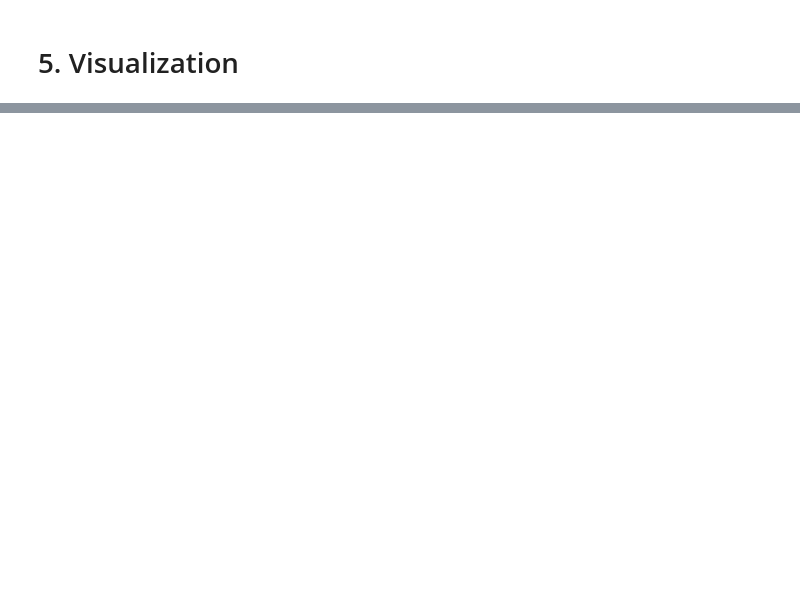
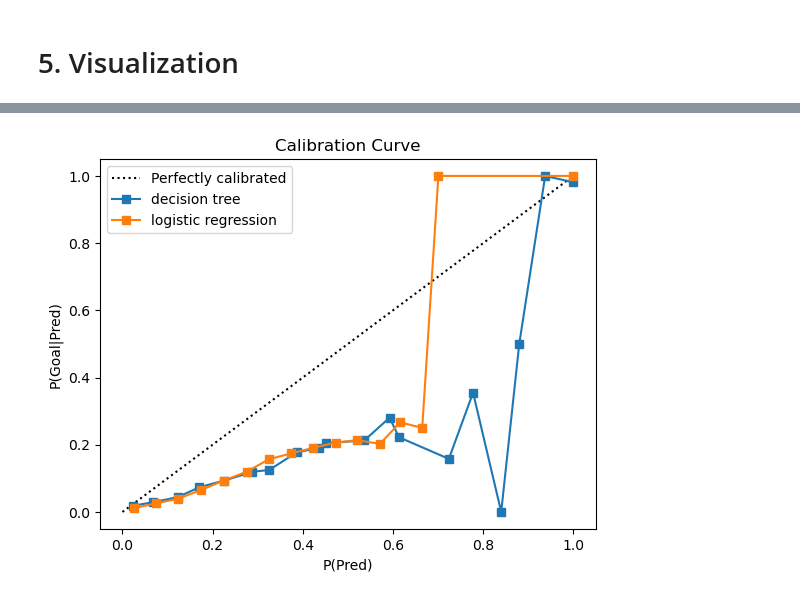
Before and after one commit to Arminhosseini/IFT6758_project, a Jupyter notebook: best_shot_model.ipynb, the cells around one changed output, grey strips where cells are left out. Drawn from its saved outputs; the diff is of its cells as text; code cells hidden in the pictures; blank space fills up the shorter version.

```diff
--- a/best_shot_model.ipynb
+++ b/best_shot_model.ipynb
@@ -473,0 +416,5 @@ COMET INFO: Still uploading 1 file(s), remaining 29.36 MB/57.48 MB
+# %%
+path_output_image = os.path.join("images", "best_shot_model", "calibration.jpg")
+Visualize_Calibration(models, probs, y_val, path_output_image)
+# %% [output]
+[figure, added]
```
Also changed, not shown: parts of 49 cells of this notebook, 24 other files.
